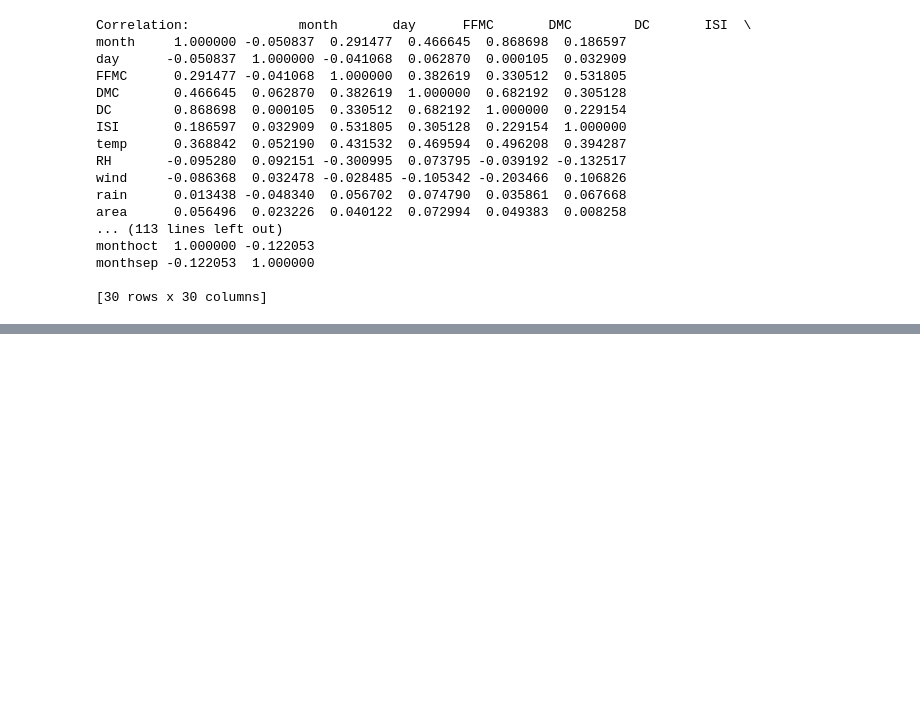
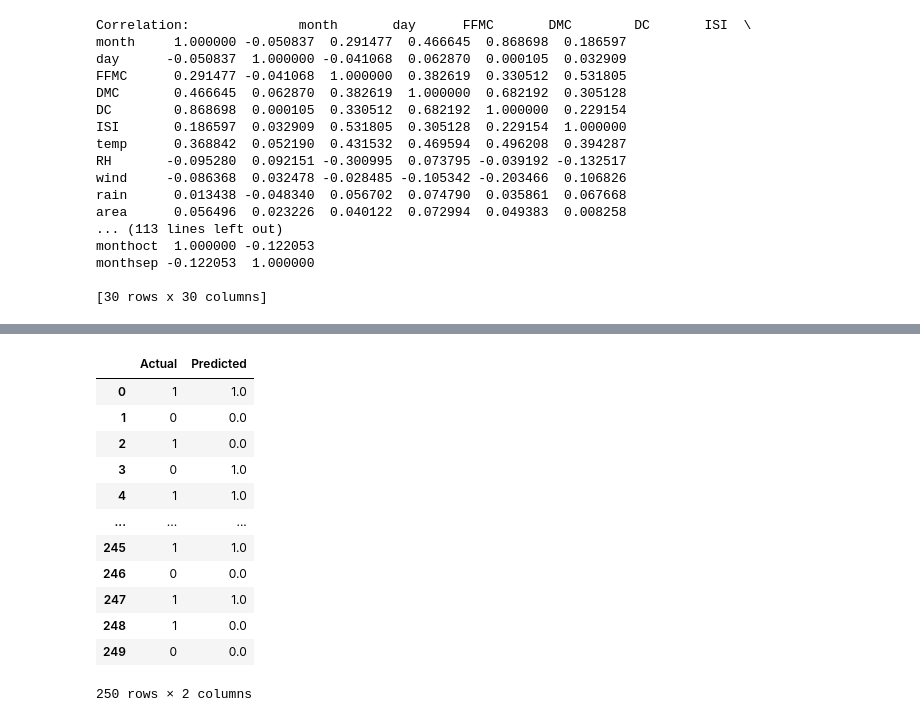
Before and after one commit to sairaj2005/ds-assignment, a Jupyter notebook: Neural Networks/Neural Network_forestfire.ipynb, the cells around one changed output, grey strips where cells are left out. Cells and saved outputs as stored; diff of their text form; code cells hidden in the pictures; blank space fills up the shorter version.

```diff
--- a/Neural Networks/Neural Network_forestfire.ipynb
+++ b/Neural Networks/Neural Network_forestfire.ipynb
@@ -181,0 +342,19 @@ ModuleNotFoundError: No module named 'pandas.tools_plotting'
+# %%
+# Predicting the test
+y_pred = classifier.predict(X_test)
+def binary_convert(data):
+    data1=[]
+    i=0
+    for i in range (len(data)):
+        if data[i] >= 0.5:
+            data[i] = int(1)
+        else:
+            data[i] = int(0)
+        data1.append(data[i])
+        i+=1
+    return data1
+# %%
+y_pred1 = binary_convert(y_pred)
+# %%
+y_pred1 = pd.DataFrame(y_pred1)
+y_pred1.columns = ["Predicted"]
@@ -181,0 +388,20 @@ ModuleNotFoundError: No module named 'pandas.tools_plotting'
+# %%
+y_test = y_test.reset_index(drop=True)
+y_test.columns= ["Actual"]
+# %%
+comp = pd.concat([y_test, y_pred1], axis=1)
+comp
+# %% [output]
+|  | Actual | Predicted |
+| 0 | 1 | 1.0 |
+| 1 | 0 | 0.0 |
+| 2 | 1 | 0.0 |
+| 3 | 0 | 1.0 |
+| 4 | 1 | 1.0 |
+| ... | ... | ... |
+| 245 | 1 | 1.0 |
+| 246 | 0 | 0.0 |
+| 247 | 1 | 1.0 |
+| 248 | 1 | 0.0 |
+| 249 | 0 | 0.0 |
+250 rows × 2 columns
```
Also changed, not shown: parts of 32 cells of this notebook.
